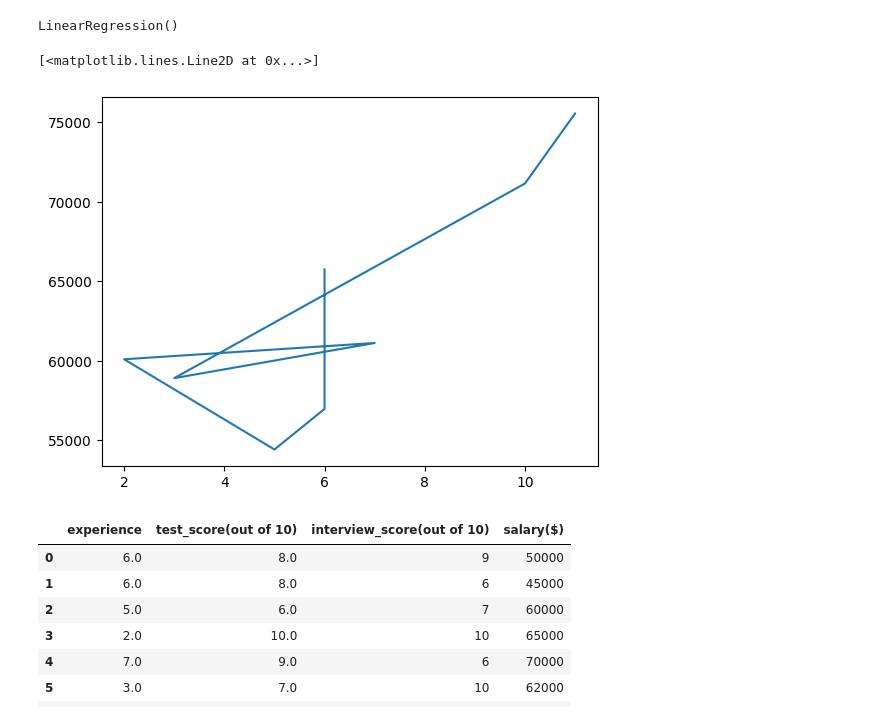
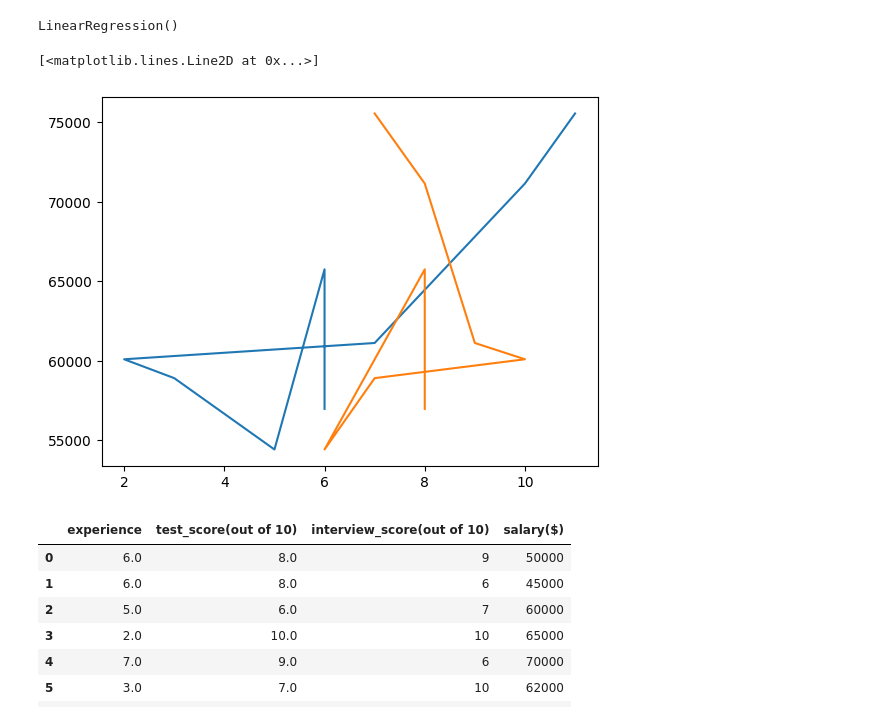
Before and after one commit to Anmolgoel29/learniing_ML, a Jupyter notebook: Learning_codebasics/multivariate-regression.ipynb, the cells around one changed output. Cells and saved outputs as stored; diff of their text form; code cells hidden in the pictures.

```diff
--- a/Learning_codebasics/multivariate-regression.ipynb
+++ b/Learning_codebasics/multivariate-regression.ipynb
@@ -205,10 +211,13 @@ reg.fit(data.drop("salary($)" , axis=1) , data["salary($)"])
 # %% [output]
 LinearRegression()
 # %%
+data.sort_values(by="salary($)" , inplace=True)
+
 plt.plot(data.experience , reg.predict(data.drop("salary($)" , axis=1)) )
+plt.plot(data["test_score(out of 10)"] , reg.predict(data.drop("salary($)" , axis=1)))
 # %% [output]
 [<matplotlib.lines.Line2D at 0x...>]
-[figure, old version]
+[figure, new version]
 # %%
 data
 # %% [output]
```
Also changed, not shown: parts of 1 cell of this notebook, 1 other file.
